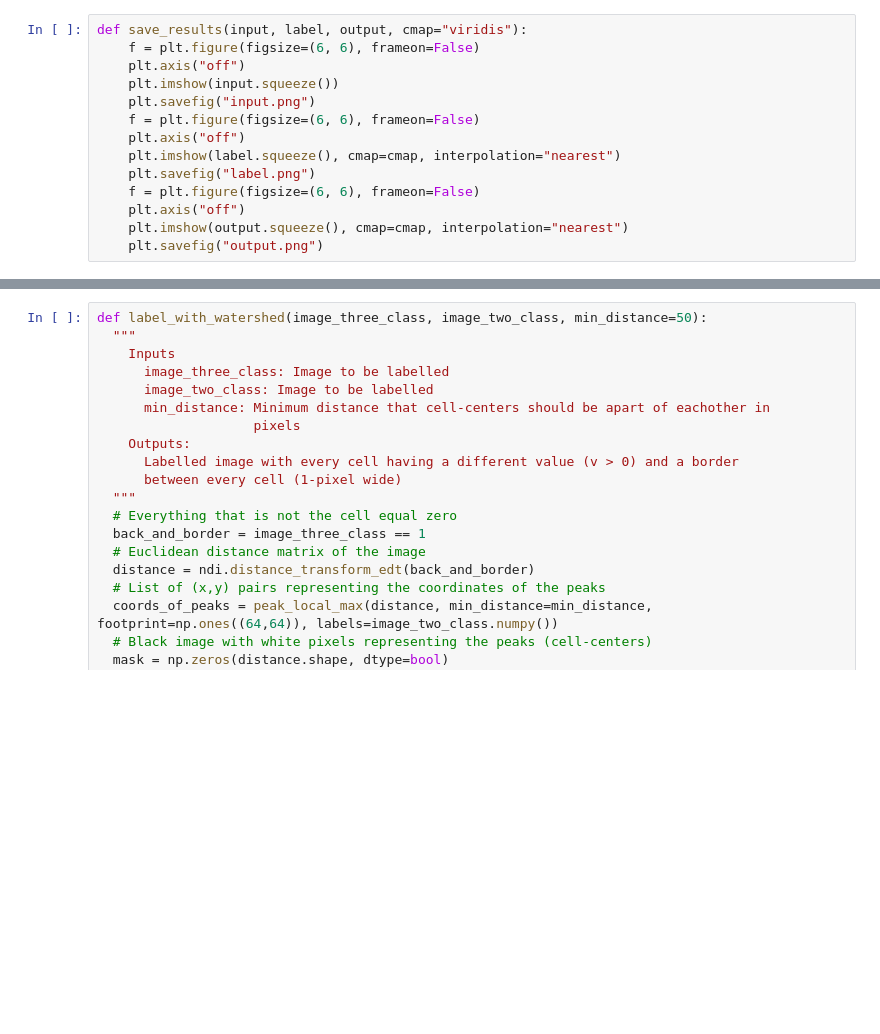
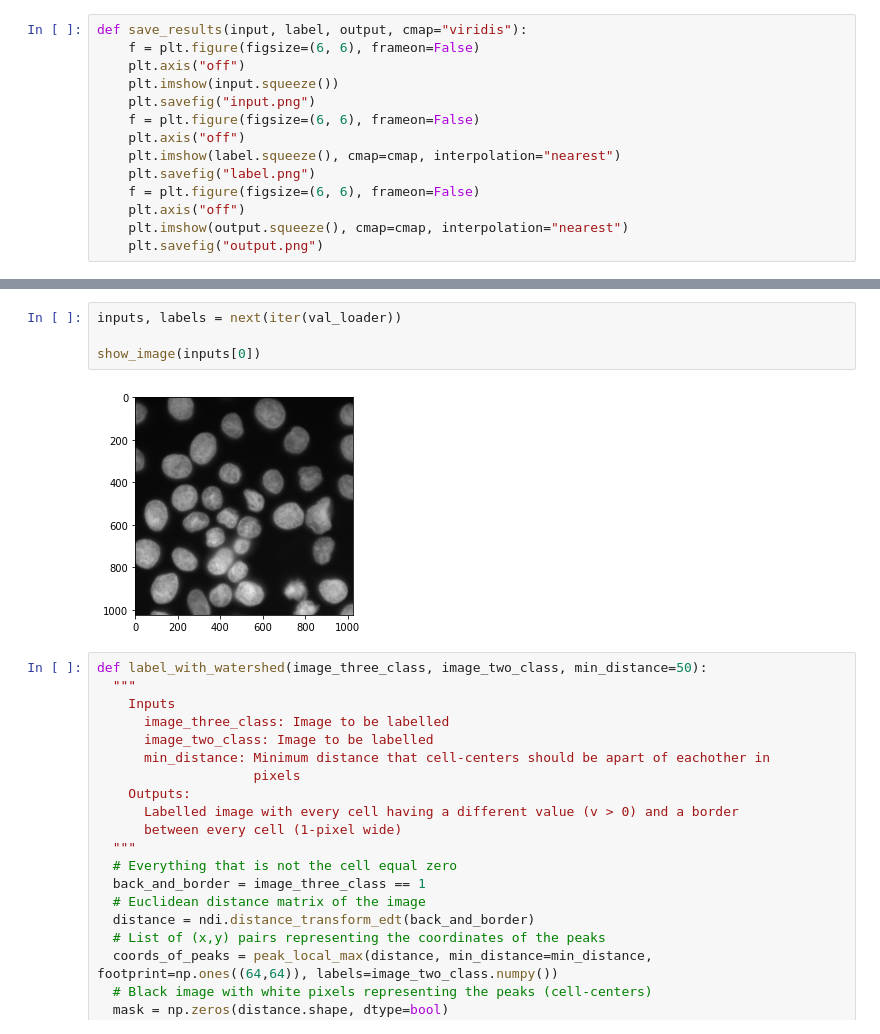
Before and after one commit to CRefice/ml-segmentation-project, a Jupyter notebook: notebook.ipynb, the cells around one changed output, grey strips where cells are left out. Cells and saved outputs as stored; diff of their text form; blank space fills up the shorter version.

```diff
--- a/notebook.ipynb
+++ b/notebook.ipynb
@@ -492,3 +491,9 @@ show_results(inputs, labels, outputs_three_class)
+# %%
+inputs, labels = next(iter(val_loader))
+
+show_image(inputs[0])
+# %% [output]
+[figure, added]
 # %%
 def label_with_watershed(image_three_class, image_two_class, min_distance=50):
   """
```
Also changed, not shown: parts of 14 cells of this notebook.
